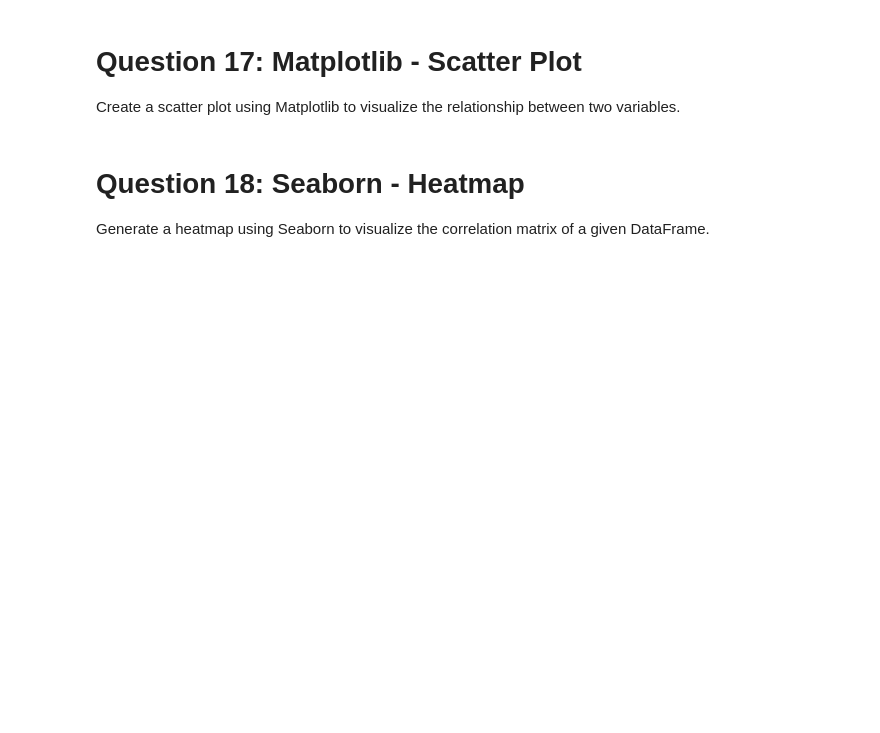
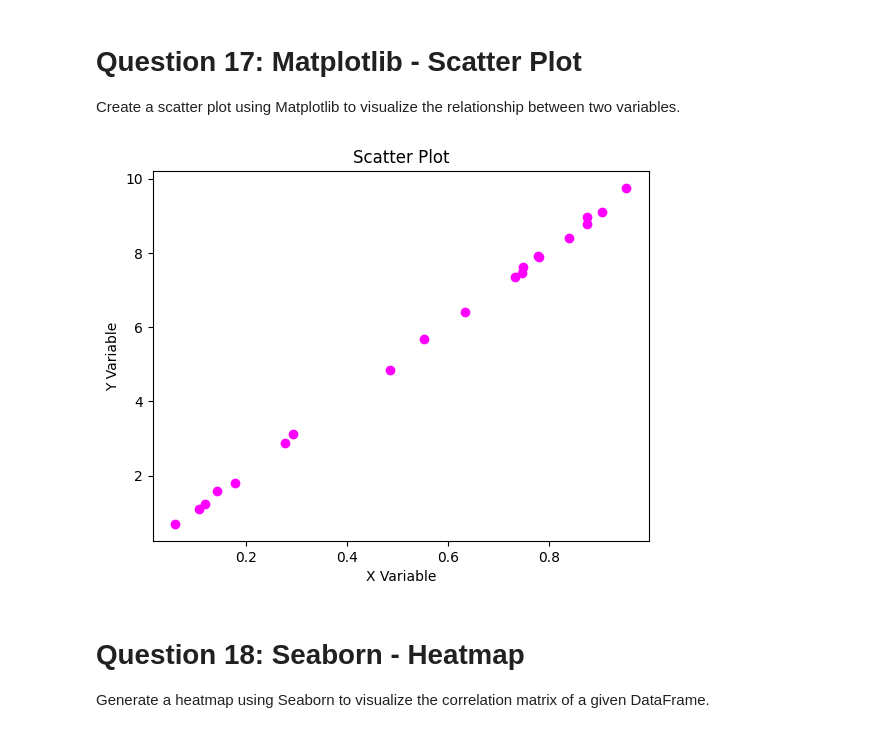
Before and after one commit to kkrriissss/cs670-ai, a Jupyter notebook: m2assignment/CS670_Python_Kickstart_Dive_into_Programming.ipynb, the cells around one changed output. Cells and saved outputs as stored; diff of their text form; code cells hidden in the pictures; blank space fills up the shorter version.

```diff
--- a/m2assignment/CS670_Python_Kickstart_Dive_into_Programming.ipynb
+++ b/m2assignment/CS670_Python_Kickstart_Dive_into_Programming.ipynb
@@ -426,15 +458,18 @@ Create a scatter plot using Matplotlib to visualize the relationship between two
 # %%
 import matplotlib.pyplot as plt
 import numpy as np
 
 x_values = np.random.rand(20)
 # Write any equation for y_values of your choice using the 'x_values' below
+y_values = 10 * x_values + np.random.rand(20) * 0.26
 
-plt.scatter(x_values, y_values)
+plt.scatter(x_values, y_values, color='magenta', marker='o')
 plt.xlabel('X Variable')
 plt.ylabel('Y Variable')
 plt.title('Scatter Plot')
 plt.show()
+# %% [output]
+[figure, added]
 # %% [markdown]
 # **Question 18: Seaborn - Heatmap**
 
```
Also changed, not shown: parts of 8 cells of this notebook.
